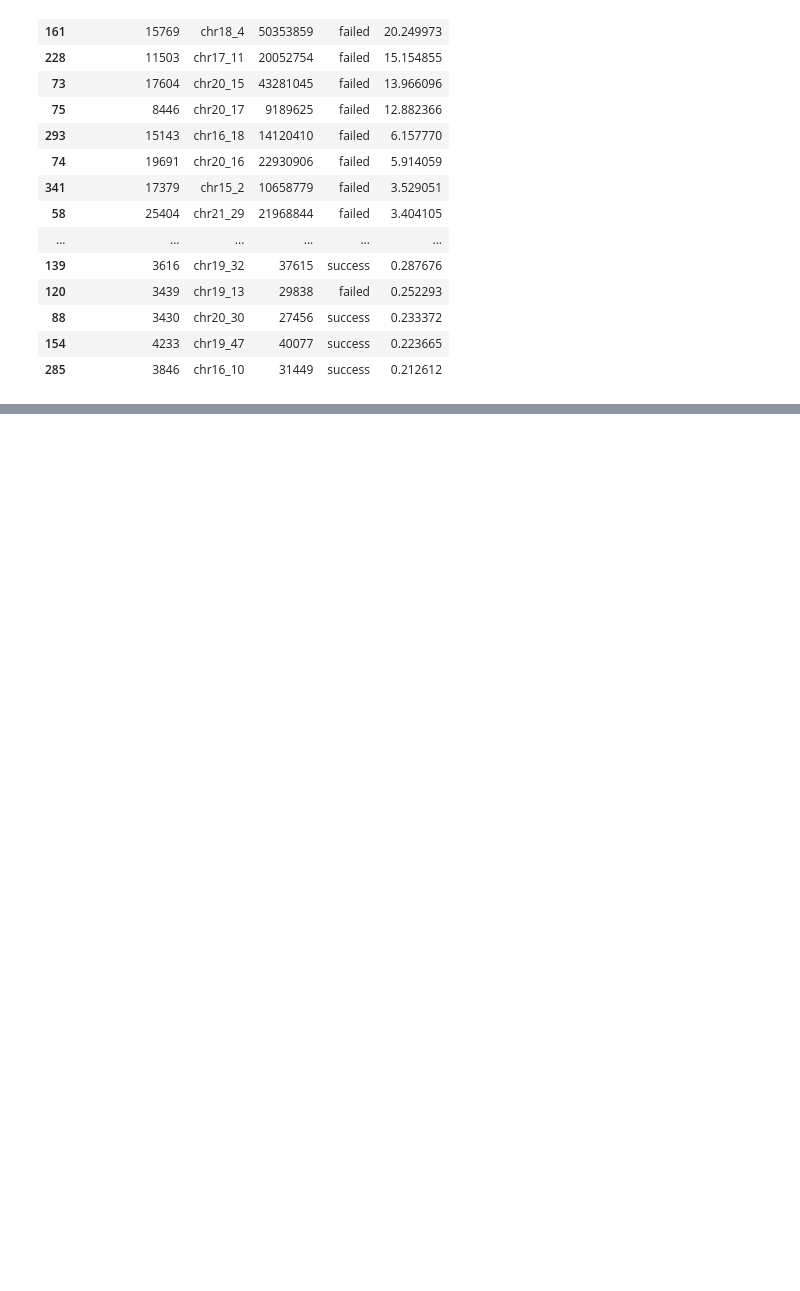
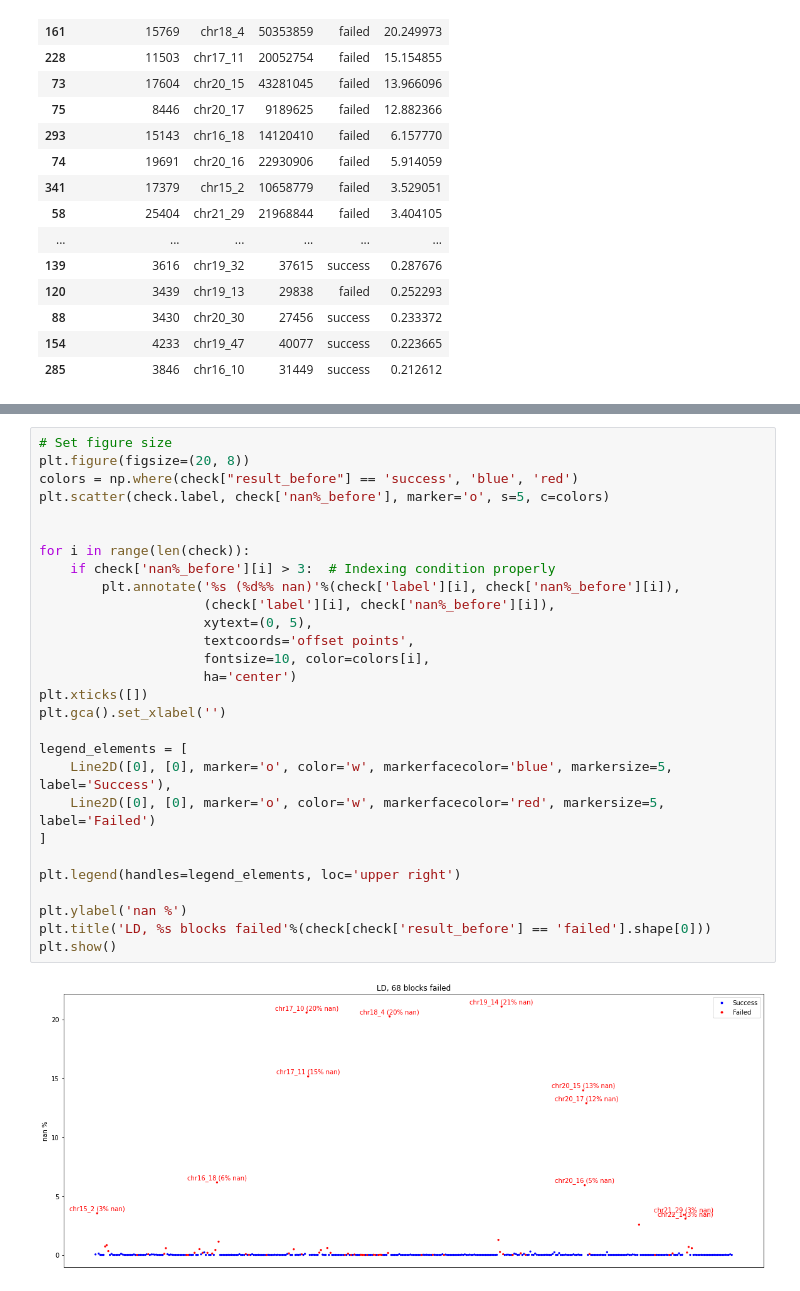
Before and after one commit to teresa-sansan/ADSP_polyfun, a Jupyter notebook: carma/check_blksize.ipynb, the cells around one changed output, grey strips where cells are left out. Saved outputs shown, nothing was run; the diff lists cells and outputs as text; blank space fills up the shorter version.

```diff
--- a/carma/check_blksize.ipynb
+++ b/carma/check_blksize.ipynb
@@ -173,0 +229,30 @@ check_nan.sort_values('nan%', ascending = False).head(30)
+# %%
+# Set figure size
+plt.figure(figsize=(20, 8))
+colors = np.where(check["result_before"] == 'success', 'blue', 'red')
+plt.scatter(check.label, check['nan%_before'], marker='o', s=5, c=colors)
+
+
+for i in range(len(check)):
+    if check['nan%_before'][i] > 3:  # Indexing condition properly
+        plt.annotate('%s (%d%% nan)'%(check['label'][i], check['nan%_before'][i]),
+                     (check['label'][i], check['nan%_before'][i]),
+                     xytext=(0, 5),
+                     textcoords='offset points',
+                     fontsize=10, color=colors[i],
+                     ha='center')
+plt.xticks([])
+plt.gca().set_xlabel('')
+
+legend_elements = [
+    Line2D([0], [0], marker='o', color='w', markerfacecolor='blue', markersize=5, label='Success'),
+    Line2D([0], [0], marker='o', color='w', markerfacecolor='red', markersize=5, label='Failed')
+]
+
+plt.legend(handles=legend_elements, loc='upper right')
+
+plt.ylabel('nan %')
+plt.title('LD, %s blocks failed'%(check[check['result_before'] == 'failed'].shape[0]))
+plt.show()
+# %% [output]
+[figure, added]
```
Also changed, not shown: parts of 11 cells of this notebook, 2 other files.
